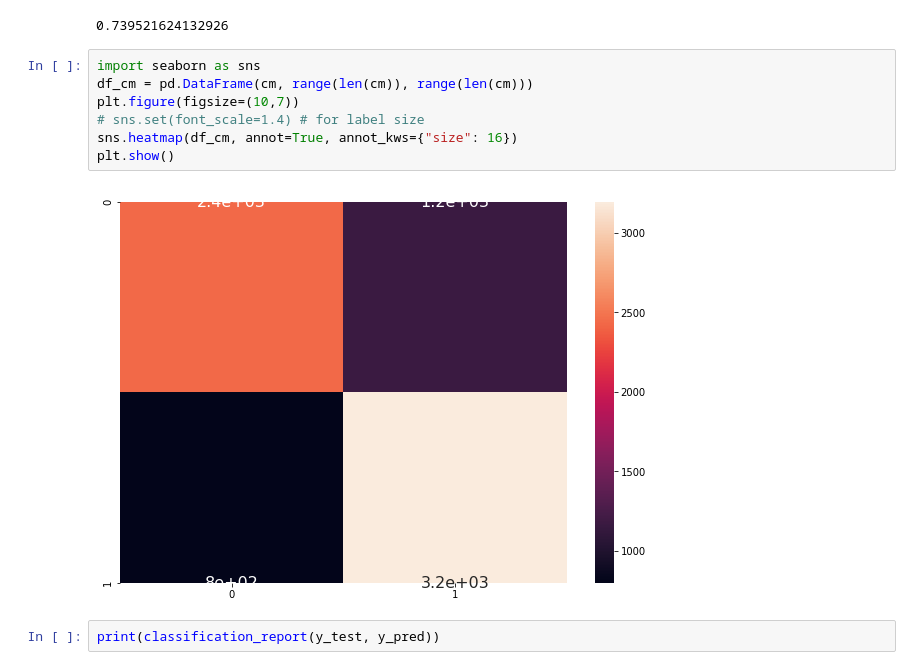
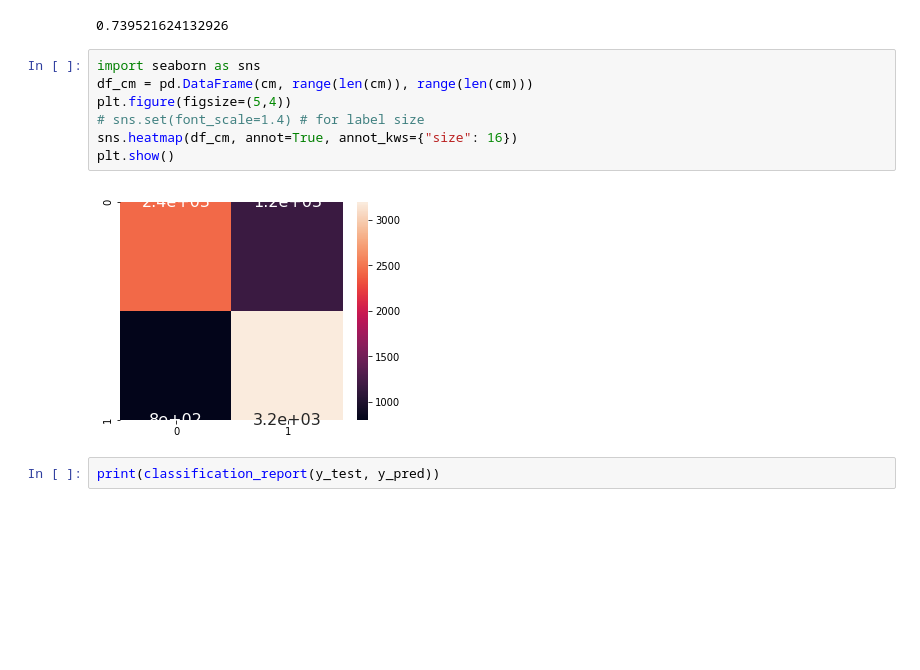
Before and after one commit to nik1806/haemo-prof-sim, a Jupyter notebook: xgboost.ipynb, the cells around one changed output. Drawn from its saved outputs; the diff is of its cells as text; blank space fills up the shorter version.

```diff
--- a/xgboost.ipynb
+++ b/xgboost.ipynb
@@ -81,12 +76,12 @@ f1_score(y_test, y_pred, average='weighted')
 # %%
 import seaborn as sns
 df_cm = pd.DataFrame(cm, range(len(cm)), range(len(cm)))
-plt.figure(figsize=(10,7))
+plt.figure(figsize=(5,4))
 # sns.set(font_scale=1.4) # for label size
 sns.heatmap(df_cm, annot=True, annot_kws={"size": 16})
 plt.show()
 # %% [output]
-[figure, old version]
+[figure, new version]
 # %%
 print(classification_report(y_test, y_pred))
 # %% [output]
```
Also changed, not shown: parts of 4 cells of this notebook, 1 other file.
